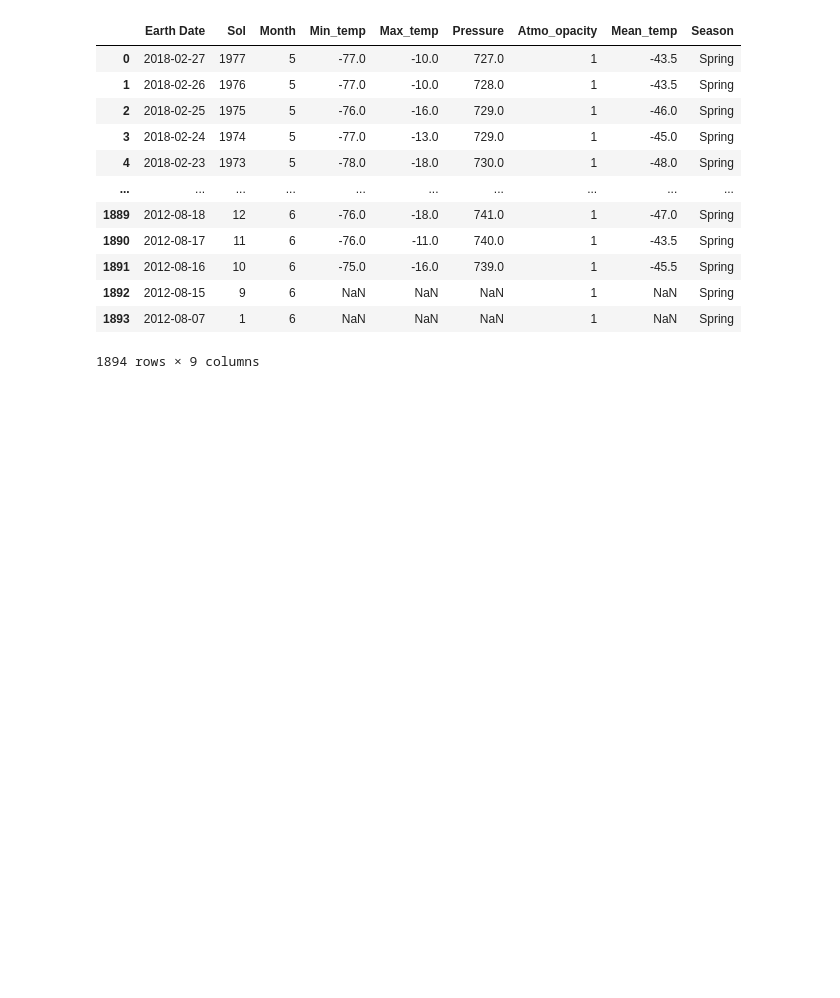
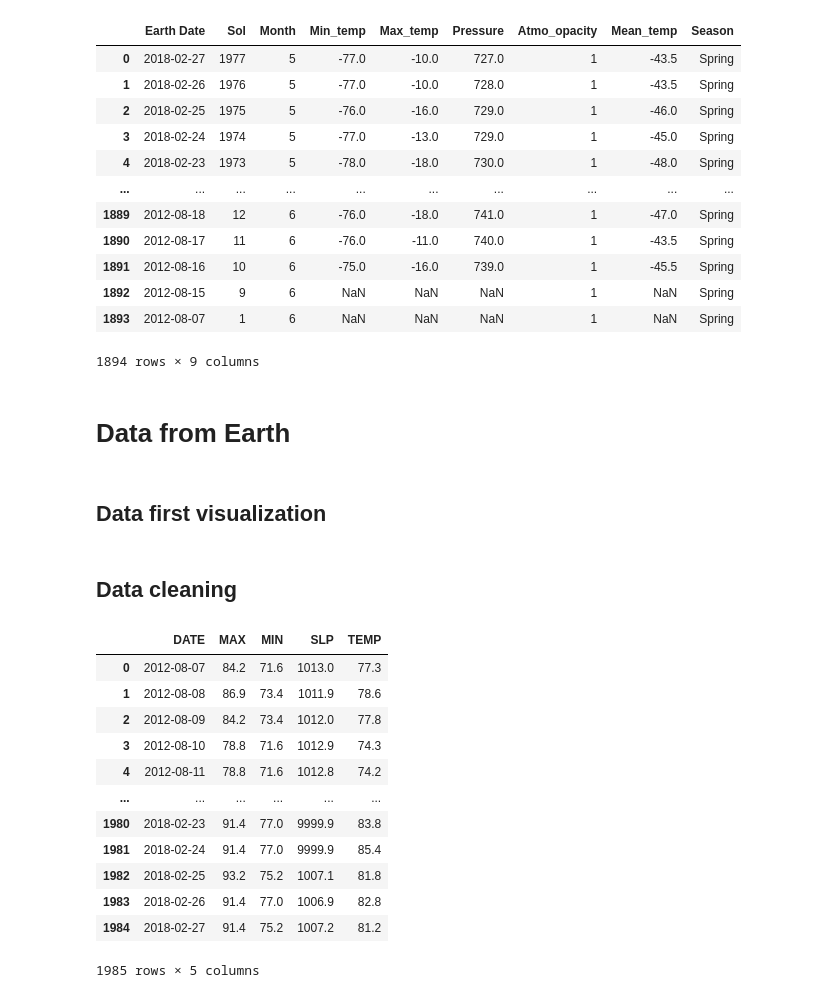
Before and after one commit to csuoc/mars_rems_curiosity, a Jupyter notebook: src/Data_cleaning.ipynb, the cells around one changed output. Saved outputs shown, nothing was run; the diff lists cells and outputs as text; code cells hidden in the pictures; blank space fills up the shorter version.

Commit message:
Organized data cleaning

```diff
--- a/src/Data_cleaning.ipynb
+++ b/src/Data_cleaning.ipynb
@@ -41,0 +23,15 @@ weather
+# %%
+# Function to remove undesired columns
+
+def remove_columns(df, column_name):
+
+    """
+    This is a function that removes undesired columns. Requires two arguments.
+    Arguments: dataframe, column name
+    Input: the current dataframe
+    Output: the current dataframe without the selected columns
+    """
+
+    df.drop(columns=f"{column_name}", inplace=True)
+
+    return df
@@ -225,3 +253,29 @@ weather
 1894 rows × 9 columns
 # %%
 weather.to_csv("../data/mars-weather-cleaned.csv", index = False)
+# %% [markdown]
+# Data from Earth
+# %% [markdown]
+## Data first visualization
+# %%
+earth = pd.read_csv("../data/papua-weather.csv")
+# %% [markdown]
+## Data cleaning
+# %%
+# Deleted Station column
+
+remove_columns(earth, "STATION")
+# %% [output]
+|  | DATE | MAX | MIN | SLP | TEMP |
+| 0 | 2012-08-07 | 84.2 | 71.6 | 1013.0 | 77.3 |
+| 1 | 2012-08-08 | 86.9 | 73.4 | 1011.9 | 78.6 |
+| 2 | 2012-08-09 | 84.2 | 73.4 | 1012.0 | 77.8 |
+| 3 | 2012-08-10 | 78.8 | 71.6 | 1012.9 | 74.3 |
+| 4 | 2012-08-11 | 78.8 | 71.6 | 1012.8 | 74.2 |
+| ... | ... | ... | ... | ... | ... |
+| 1980 | 2018-02-23 | 91.4 | 77.0 | 9999.9 | 83.8 |
+| 1981 | 2018-02-24 | 91.4 | 77.0 | 9999.9 | 85.4 |
+| 1982 | 2018-02-25 | 93.2 | 75.2 | 1007.1 | 81.8 |
+| 1983 | 2018-02-26 | 91.4 | 77.0 | 1006.9 | 82.8 |
+| 1984 | 2018-02-27 | 91.4 | 75.2 | 1007.2 | 81.2 |
+1985 rows × 5 columns
```
Also changed, not shown: parts of 27 cells of this notebook, 2 other files.
